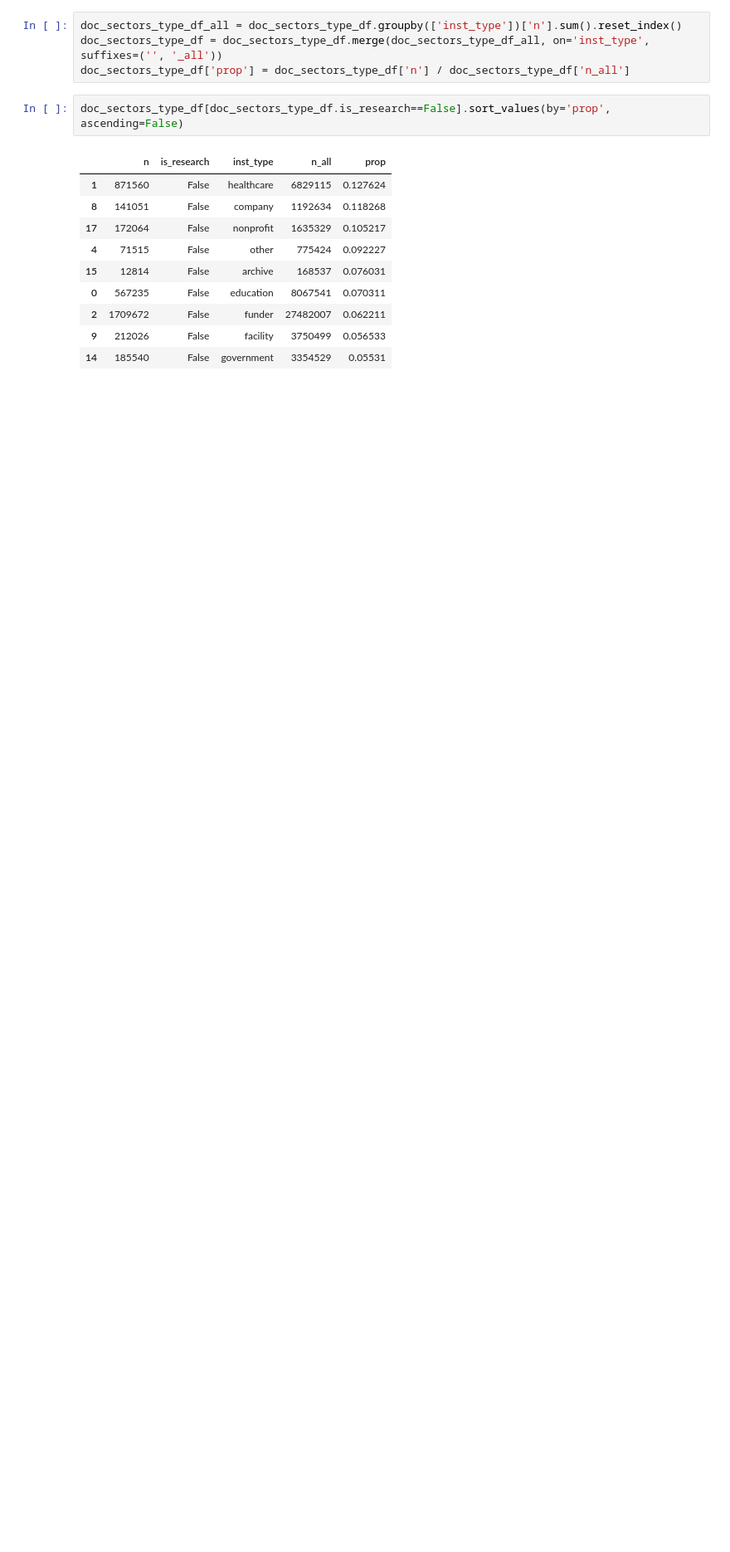
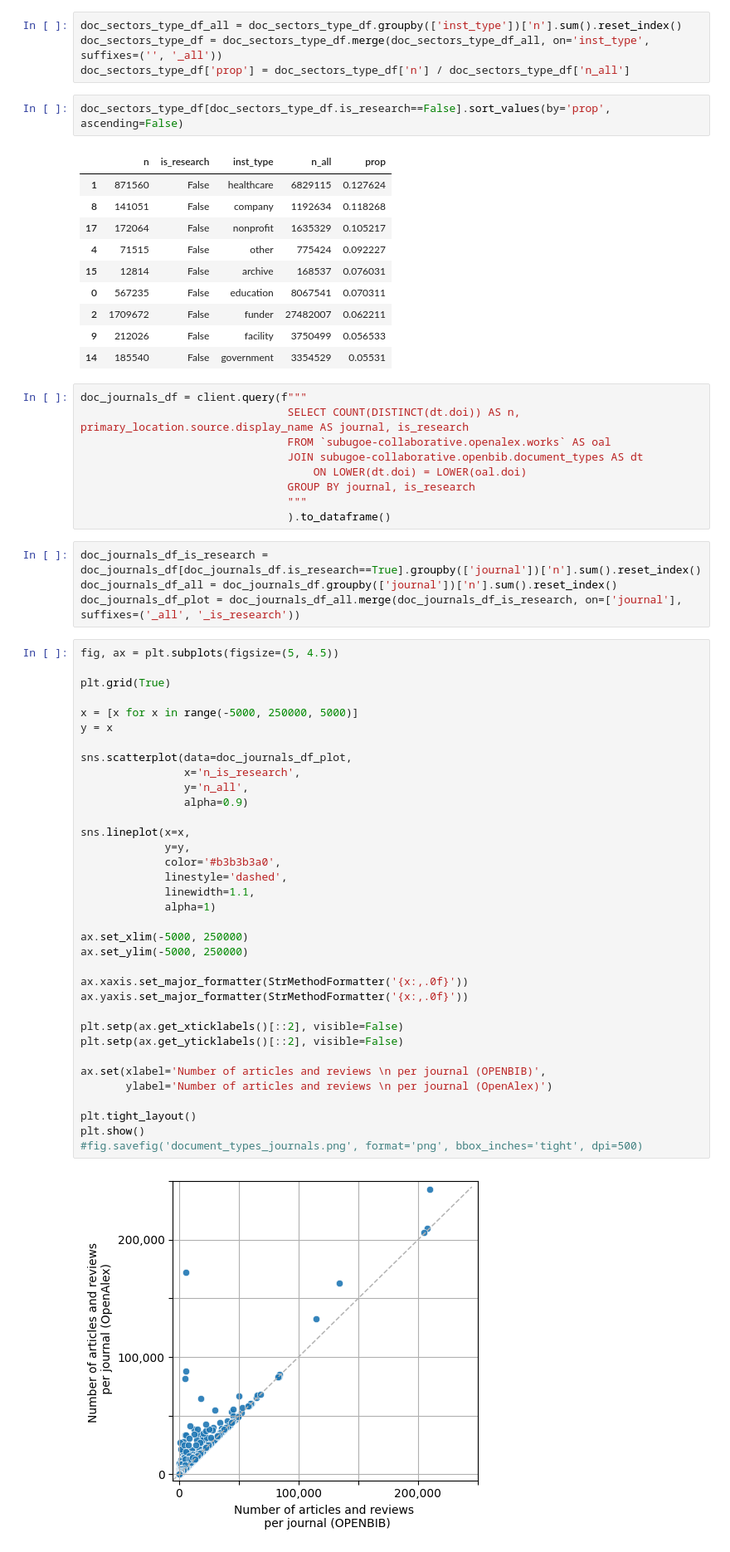
Before and after one commit to kbopenbib/kbopenbib_data, a Jupyter notebook: examples/bigquery_notebook.ipynb, the cells around one changed output. Shown at 83% size. Saved outputs shown, nothing was run; the diff lists cells and outputs as text; blank space fills up the shorter version.

```diff
--- a/examples/bigquery_notebook.ipynb
+++ b/examples/bigquery_notebook.ipynb
@@ -317,3 +314,53 @@ doc_sectors_type_df[doc_sectors_type_df.is_research==False].sort_values(by='prop
 | 2 | 1709672 | False | funder | 27482007 | 0.062211 |
 | 9 | 212026 | False | facility | 3750499 | 0.056533 |
 | 14 | 185540 | False | government | 3354529 | 0.05531 |
+# %%
+doc_journals_df = client.query(f"""
+                                SELECT COUNT(DISTINCT(dt.doi)) AS n, primary_location.source.display_name AS journal, is_research
+                                FROM `subugoe-collaborative.openalex.works` AS oal
+                                JOIN subugoe-collaborative.openbib.document_types AS dt
+                                    ON LOWER(dt.doi) = LOWER(oal.doi)
+                                GROUP BY journal, is_research
+                                """
+                                ).to_dataframe()
+# %%
+doc_journals_df_is_research = doc_journals_df[doc_journals_df.is_research==True].groupby(['journal'])['n'].sum().reset_index()
+doc_journals_df_all = doc_journals_df.groupby(['journal'])['n'].sum().reset_index()
+doc_journals_df_plot = doc_journals_df_all.merge(doc_journals_df_is_research, on=['journal'], suffixes=('_all', '_is_research'))
+# %%
+fig, ax = plt.subplots(figsize=(5, 4.5))
+
+plt.grid(True)
+
+x = [x for x in range(-5000, 250000, 5000)]
+y = x
+
+sns.scatterplot(data=doc_journals_df_plot,
+                x='n_is_research',
+                y='n_all',
+                alpha=0.9)
+
+sns.lineplot(x=x,
+             y=y,
+             color='#b3b3b3a0',
+             linestyle='dashed',
+             linewidth=1.1,
+             alpha=1)
+
+ax.set_xlim(-5000, 250000)
+ax.set_ylim(-5000, 250000)
+
+ax.xaxis.set_major_formatter(StrMethodFormatter('{x:,.0f}'))
+ax.yaxis.set_major_formatter(StrMethodFormatter('{x:,.0f}'))
+
+plt.setp(ax.get_xticklabels()[::2], visible=False)
+plt.setp(ax.get_yticklabels()[::2], visible=False)
+
+ax.set(xlabel='Number of articles and reviews \n per journal (OPENBIB)',
+       ylabel='Number of articles and reviews \n per journal (OpenAlex)')
+
+plt.tight_layout()
+plt.show()
+#fig.savefig('document_types_journals.png', format='png', bbox_inches='tight', dpi=500)
+# %% [output]
+[figure, added]
```
Also changed, not shown: parts of 5 cells of this notebook.
